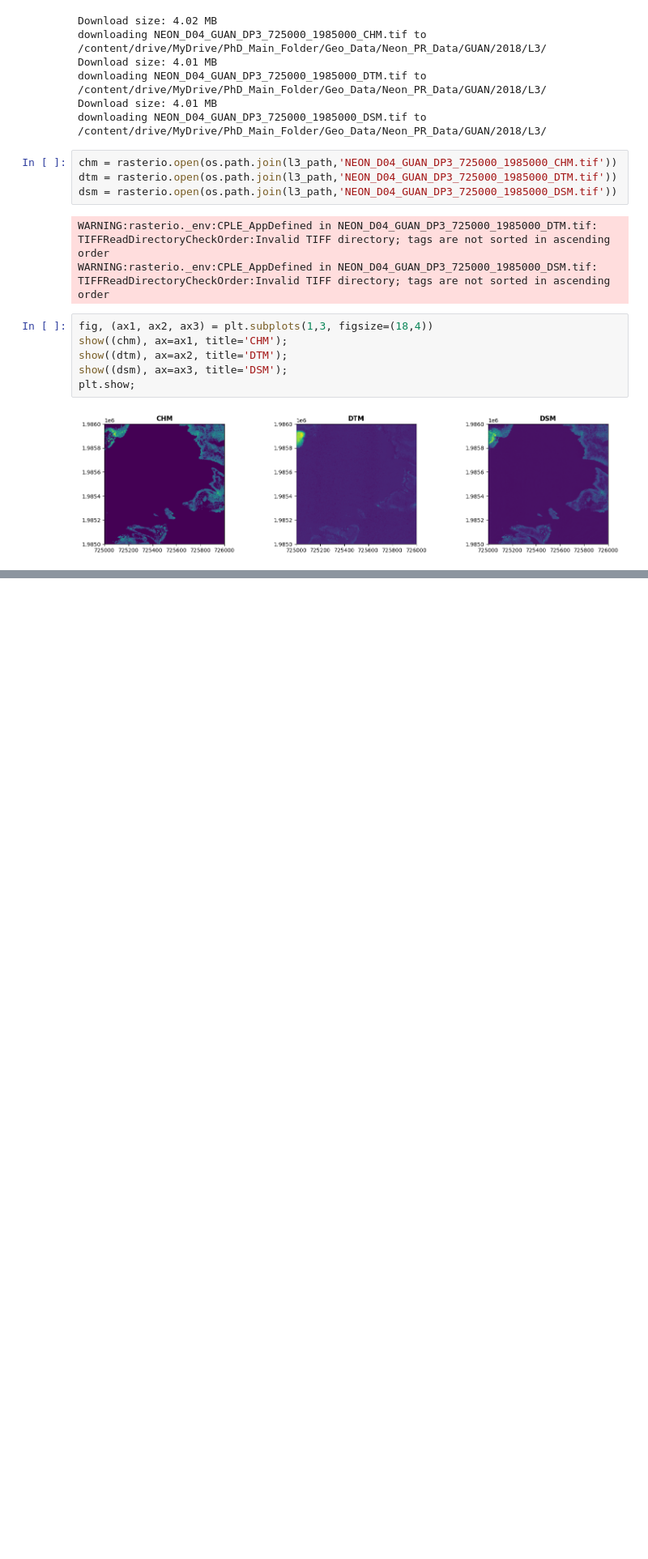
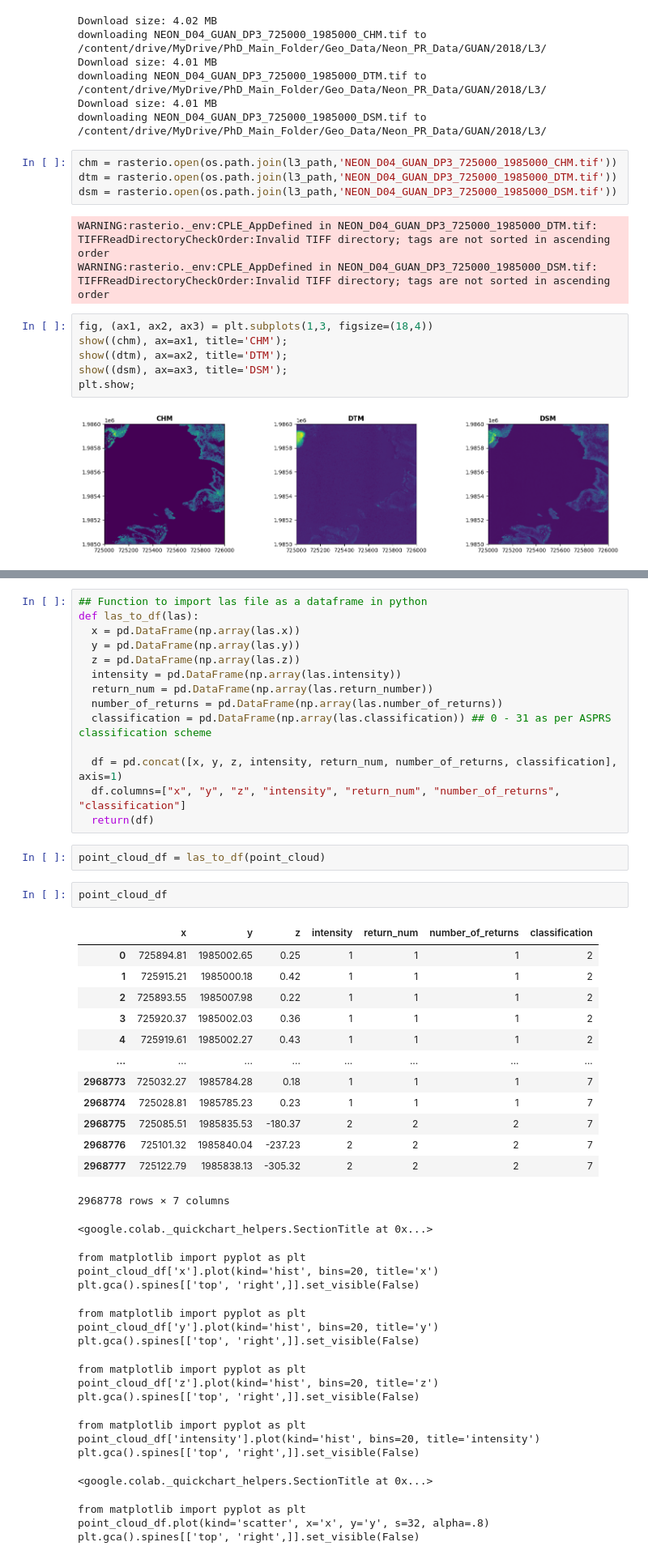
Before and after one commit to MayerT1/COLAB_DEV_GEDI-BDL, a Jupyter notebook: NEON_Discrete_Lidar_Data.ipynb, the cells around one changed output, grey strips where cells are left out. Shown at 81% size. Cells and saved outputs as stored; diff of their text form; blank space fills up the shorter version.

```diff
--- a/NEON_Discrete_Lidar_Data.ipynb
+++ b/NEON_Discrete_Lidar_Data.ipynb
@@ -449,0 +455,49 @@ plt.show;
+# %%
+## Function to import las file as a dataframe in python
+def las_to_df(las):
+  x = pd.DataFrame(np.array(las.x))
+  y = pd.DataFrame(np.array(las.y))
+  z = pd.DataFrame(np.array(las.z))
+  intensity = pd.DataFrame(np.array(las.intensity))
+  return_num = pd.DataFrame(np.array(las.return_number))
+  number_of_returns = pd.DataFrame(np.array(las.number_of_returns))
+  classification = pd.DataFrame(np.array(las.classification)) ## 0 - 31 as per ASPRS classification scheme
+
+  df = pd.concat([x, y, z, intensity, return_num, number_of_returns, classification], axis=1)
+  df.columns=["x", "y", "z", "intensity", "return_num", "number_of_returns", "classification"]
+  return(df)
+# %%
+point_cloud_df = las_to_df(point_cloud)
+# %%
+point_cloud_df
+# %% [output]
+|  | x | y | z | intensity | return_num | number_of_returns | classification |
+| 0 | 725894.81 | 1985002.65 | 0.25 | 1 | 1 | 1 | 2 |
+| 1 | 725915.21 | 1985000.18 | 0.42 | 1 | 1 | 1 | 2 |
+| 2 | 725893.55 | 1985007.98 | 0.22 | 1 | 1 | 1 | 2 |
+| 3 | 725920.37 | 1985002.03 | 0.36 | 1 | 1 | 1 | 2 |
+| 4 | 725919.61 | 1985002.27 | 0.43 | 1 | 1 | 1 | 2 |
+| ... | ... | ... | ... | ... | ... | ... | ... |
+| 2968773 | 725032.27 | 1985784.28 | 0.18 | 1 | 1 | 1 | 7 |
+| 2968774 | 725028.81 | 1985785.23 | 0.23 | 1 | 1 | 1 | 7 |
+| 2968775 | 725085.51 | 1985835.53 | -180.37 | 2 | 2 | 2 | 7 |
+| 2968776 | 725101.32 | 1985840.04 | -237.23 | 2 | 2 | 2 | 7 |
+| 2968777 | 725122.79 | 1985838.13 | -305.32 | 2 | 2 | 2 | 7 |
+2968778 rows × 7 columns
+<google.colab._quickchart_helpers.SectionTitle at 0x...>
+from matplotlib import pyplot as plt
+point_cloud_df['x'].plot(kind='hist', bins=20, title='x')
+plt.gca().spines[['top', 'right',]].set_visible(False)
+from matplotlib import pyplot as plt
+point_cloud_df['y'].plot(kind='hist', bins=20, title='y')
+plt.gca().spines[['top', 'right',]].set_visible(False)
+from matplotlib import pyplot as plt
+point_cloud_df['z'].plot(kind='hist', bins=20, title='z')
+plt.gca().spines[['top', 'right',]].set_visible(False)
+from matplotlib import pyplot as plt
+point_cloud_df['intensity'].plot(kind='hist', bins=20, title='intensity')
+plt.gca().spines[['top', 'right',]].set_visible(False)
+<google.colab._quickchart_helpers.SectionTitle at 0x...>
+from matplotlib import pyplot as plt
+point_cloud_df.plot(kind='scatter', x='x', y='y', s=32, alpha=.8)
+plt.gca().spines[['top', 'right',]].set_visible(False)
```
Also changed, not shown: parts of 6 cells of this notebook.
